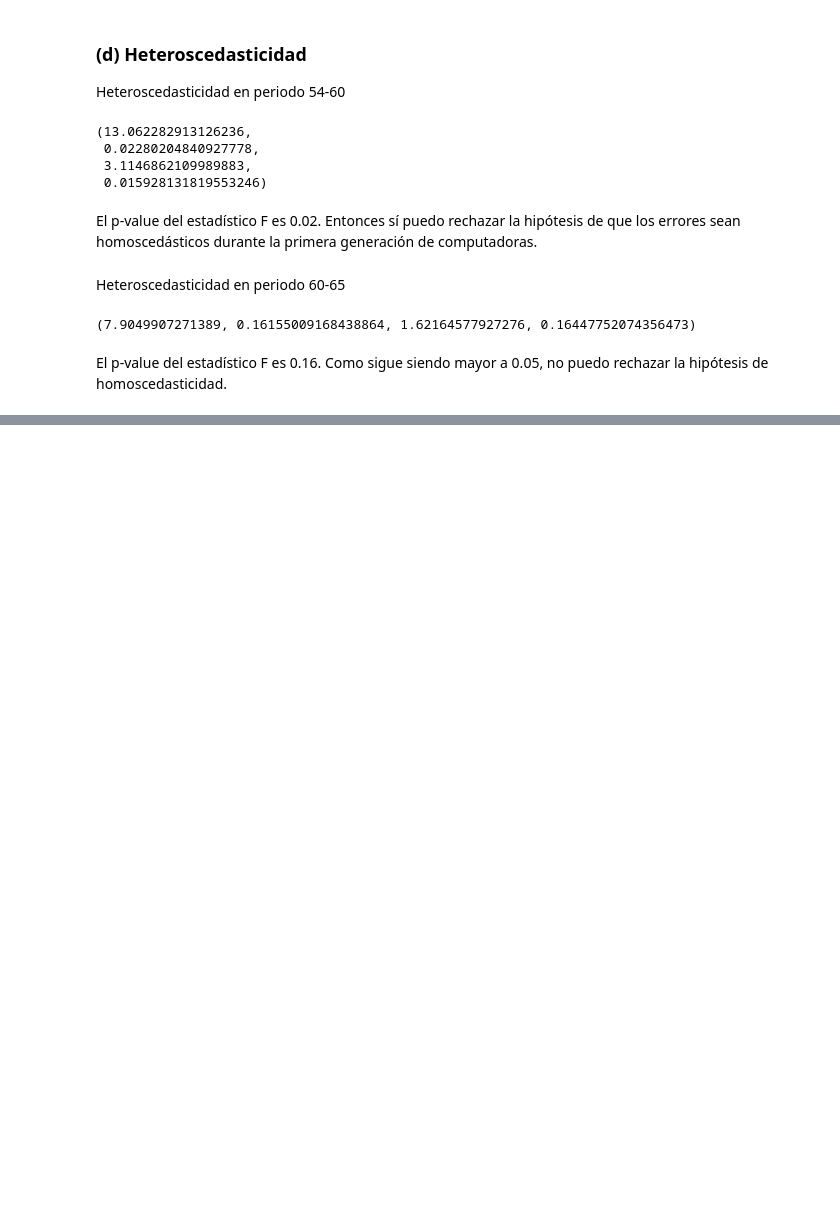
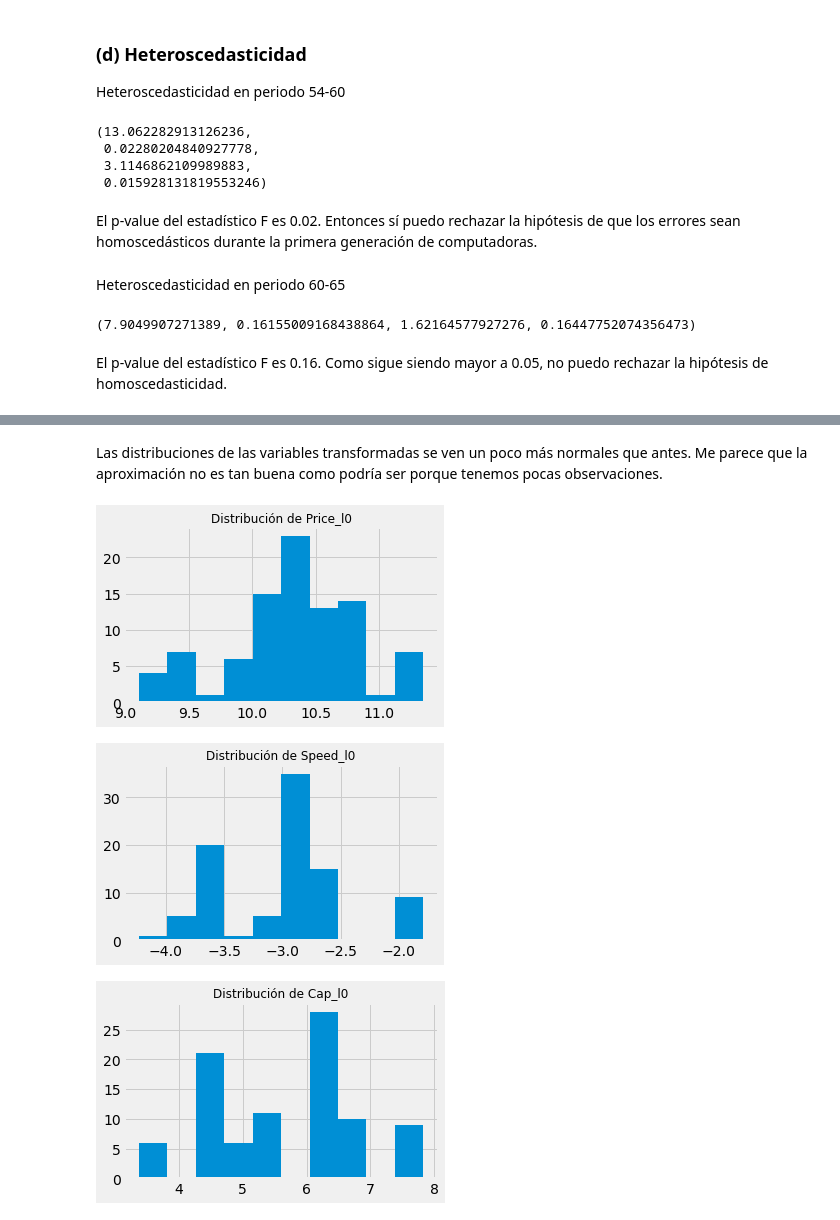
Before and after one commit to ArturoSbr/precios_hedonicos, a Jupyter notebook: cod/final.ipynb, the cells around one changed output, grey strips where cells are left out. Drawn from its saved outputs; the diff is of its cells as text; code cells hidden in the pictures; blank space fills up the shorter version.

```diff
--- a/cod/final.ipynb
+++ b/cod/final.ipynb
@@ -715,0 +698,12 @@ El p-value del estadístico F es 0.16. Como sigue siendo mayor a 0.05, no puedo
+# %% [markdown]
+Las distribuciones de las variables transformadas se ven un poco más normales que antes. Me parece que la aproximación no es tan buena como podría ser porque tenemos pocas observaciones.
+# %%
+for col in ['PRICE_l0','SPEED_l0','CAP_l0']:
+    plt.figure(figsize=(5,3))
+    plt.hist(df[col], bins=10)
+    plt.title('Distribución de ' + col.capitalize(), fontsize=12)
+    plt.show()
+# %% [output]
+[figure, added]
+[figure, added]
+[figure, added]
```
Also changed, not shown: parts of 32 cells of this notebook.
